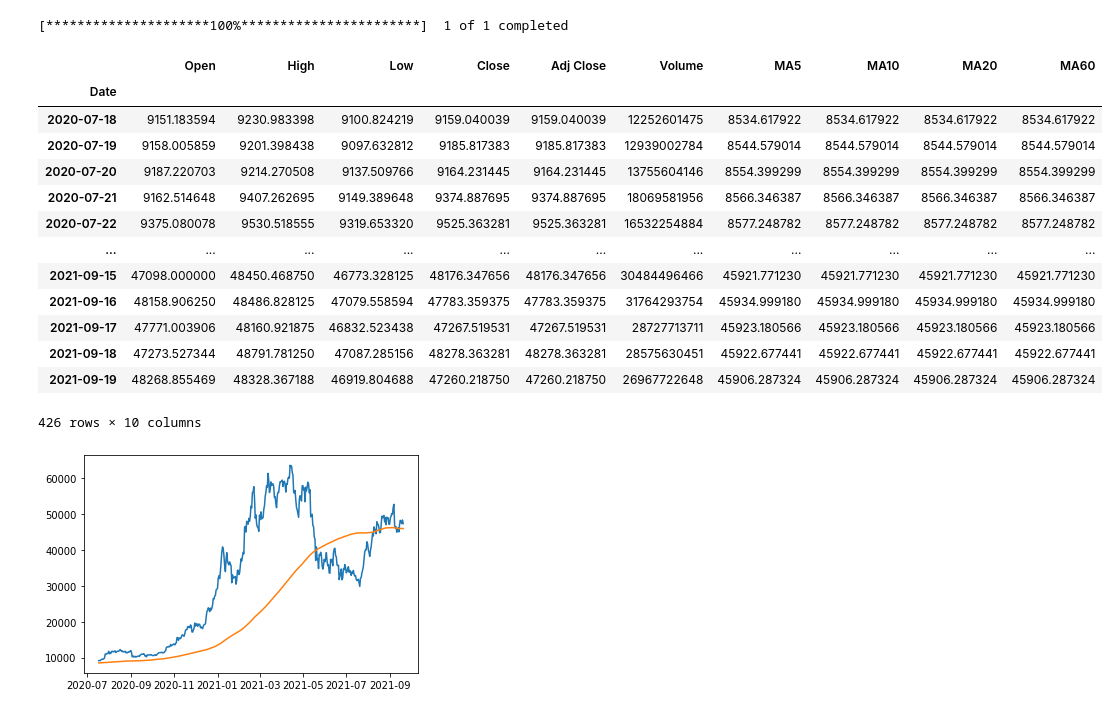
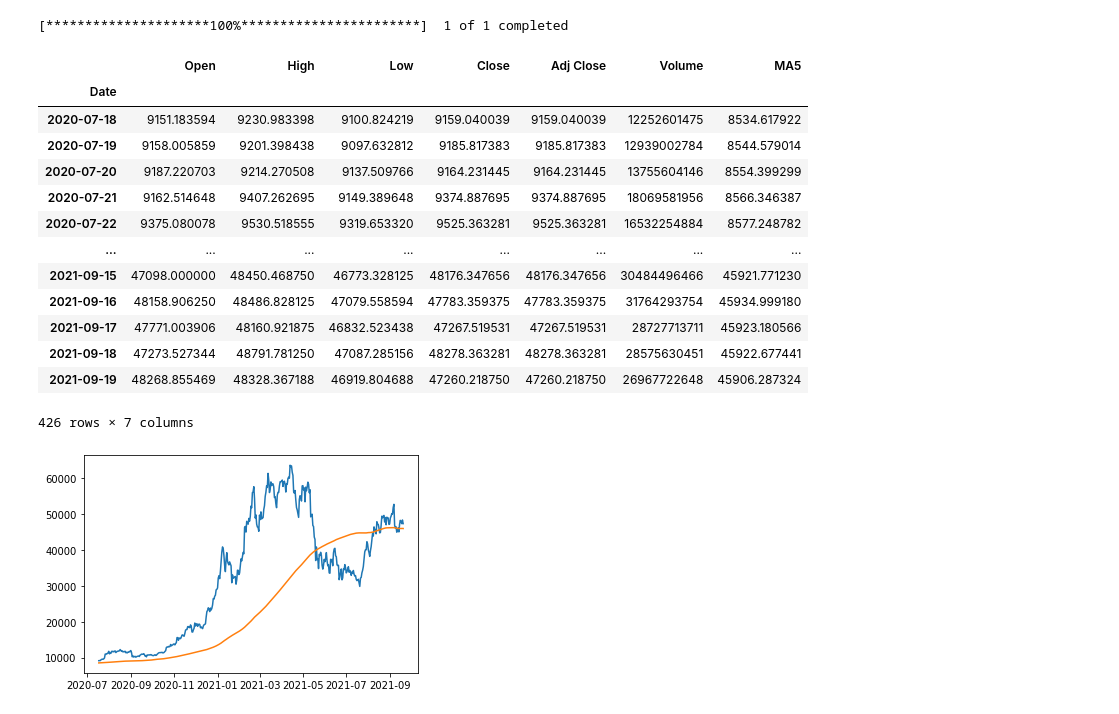
Before and after one commit to tyga009/backtrader, a Jupyter notebook: 0921.ipynb, the cells around one changed output. Drawn from its saved outputs; the diff is of its cells as text; code cells hidden in the pictures.

```diff
--- a/0921.ipynb
+++ b/0921.ipynb
@@ -6,26 +6,23 @@ df = yf.download('BTC-USD', start="2020-01-01",end="2021-09-20")
 [*********************100%***********************]  1 of 1 completed
 # %%
 df['MA5'] = df['Adj Close'].rolling(window=200).mean()
-df['MA10'] = df['Adj Close'].rolling(window=200).mean()
-df['MA20'] = df['Adj Close'].rolling(window=200).mean()
-df['MA60'] = df['Adj Close'].rolling(window=200).mean()
 df = df.dropna()
 df
 # %% [output]
-|  | Open | High | Low | Close | Adj Close | Volume | MA5 | MA10 | MA20 | MA60 |
-| Date |  |  |  |  |  |  |  |  |  |  |
-| 2020-07-18 | 9151.183594 | 9230.983398 | 9100.824219 | 9159.040039 | 9159.040039 | 12252601475 | 8534.617922 | 8534.617922 | 8534.617922 | 8534.617922 |
-| 2020-07-19 | 9158.005859 | 9201.398438 | 9097.632812 | 9185.817383 | 9185.817383 | 12939002784 | 8544.579014 | 8544.579014 | 8544.579014 | 8544.579014 |
-| 2020-07-20 | 9187.220703 | 9214.270508 | 9137.509766 | 9164.231445 | 9164.231445 | 13755604146 | 8554.399299 | 8554.399299 | 8554.399299 | 8554.399299 |
-| 2020-07-21 | 9162.514648 | 9407.262695 | 9149.389648 | 9374.887695 | 9374.887695 | 18069581956 | 8566.346387 | 8566.346387 | 8566.346387 | 8566.346387 |
-| 2020-07-22 | 9375.080078 | 9530.518555 | 9319.653320 | 9525.363281 | 9525.363281 | 16532254884 | 8577.248782 | 8577.248782 | 8577.248782 | 8577.248782 |
-| ... | ... | ... | ... | ... | ... | ... | ... | ... | ... | ... |
-| 2021-09-15 | 47098.000000 | 48450.468750 | 46773.328125 | 48176.347656 | 48176.347656 | 30484496466 | 45921.771230 | 45921.771230 | 45921.771230 | 45921.771230 |
-| 2021-09-16 | 48158.906250 | 48486.828125 | 47079.558594 | 47783.359375 | 47783.359375 | 31764293754 | 45934.999180 | 45934.999180 | 45934.999180 | 45934.999180 |
-| 2021-09-17 | 47771.003906 | 48160.921875 | 46832.523438 | 47267.519531 | 47267.519531 | 28727713711 | 45923.180566 | 45923.180566 | 45923.180566 | 45923.180566 |
-| 2021-09-18 | 47273.527344 | 48791.781250 | 47087.285156 | 48278.363281 | 48278.363281 | 28575630451 | 45922.677441 | 45922.677441 | 45922.677441 | 45922.677441 |
-| 2021-09-19 | 48268.855469 | 48328.367188 | 46919.804688 | 47260.218750 | 47260.218750 | 26967722648 | 45906.287324 | 45906.287324 | 45906.287324 | 45906.287324 |
+|  | Open | High | Low | Close | Adj Close | Volume | MA5 |
+| Date |  |  |  |  |  |  |  |
+| 2020-07-18 | 9151.183594 | 9230.983398 | 9100.824219 | 9159.040039 | 9159.040039 | 12252601475 | 8534.617922 |
+| 2020-07-19 | 9158.005859 | 9201.398438 | 9097.632812 | 9185.817383 | 9185.817383 | 12939002784 | 8544.579014 |
+| 2020-07-20 | 9187.220703 | 9214.270508 | 9137.509766 | 9164.231445 | 9164.231445 | 13755604146 | 8554.399299 |
+| 2020-07-21 | 9162.514648 | 9407.262695 | 9149.389648 | 9374.887695 | 9374.887695 | 18069581956 | 8566.346387 |
+| 2020-07-22 | 9375.080078 | 9530.518555 | 9319.653320 | 9525.363281 | 9525.363281 | 16532254884 | 8577.248782 |
+| ... | ... | ... | ... | ... | ... | ... | ... |
+| 2021-09-15 | 47098.000000 | 48450.468750 | 46773.328125 | 48176.347656 | 48176.347656 | 30484496466 | 45921.771230 |
+| 2021-09-16 | 48158.906250 | 48486.828125 | 47079.558594 | 47783.359375 | 47783.359375 | 31764293754 | 45934.999180 |
+| 2021-09-17 | 47771.003906 | 48160.921875 | 46832.523438 | 47267.519531 | 47267.519531 | 28727713711 | 45923.180566 |
+| 2021-09-18 | 47273.527344 | 48791.781250 | 47087.285156 | 48278.363281 | 48278.363281 | 28575630451 | 45922.677441 |
+| 2021-09-19 | 48268.855469 | 48328.367188 | 46919.804688 | 47260.218750 | 47260.218750 | 26967722648 | 45906.287324 |
-426 rows × 10 columns
+426 rows × 7 columns
 # %%
 import matplotlib.pyplot as plt
 plt.plot(df['Adj Close'])
```
Also changed, not shown: parts of 4 cells of this notebook.
